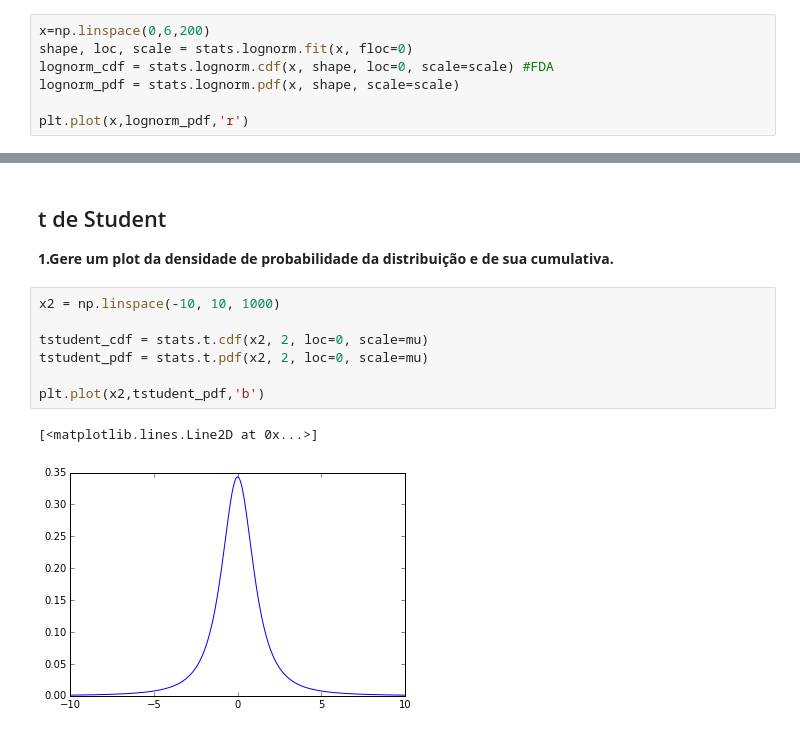
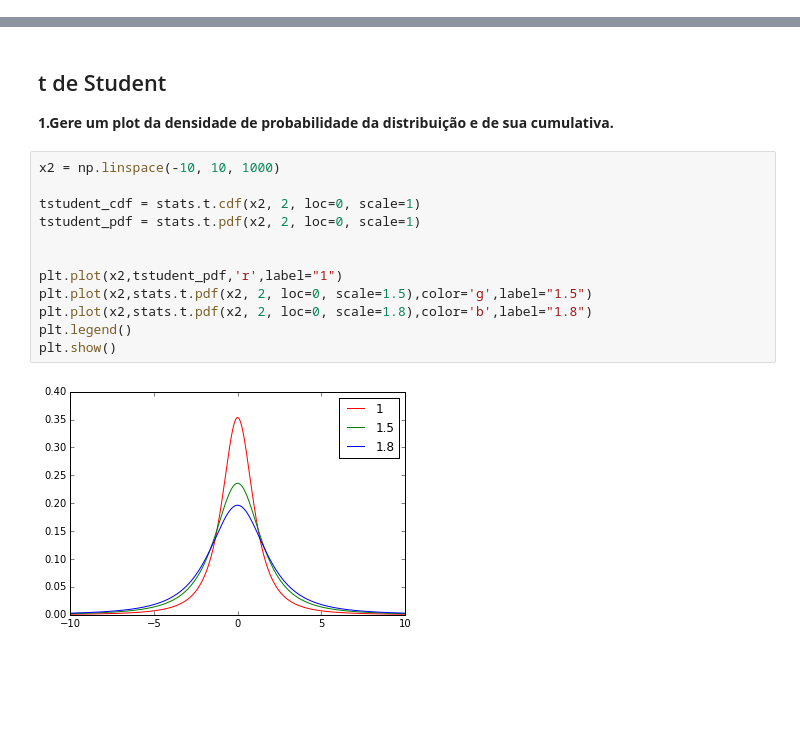
Before and after one commit to sucodesapo/Entrega-9, a Jupyter notebook: CDAula_09.ipynb, the cells around one changed output, grey strips where cells are left out. Saved outputs shown, nothing was run; the diff lists cells and outputs as text; blank space fills up the shorter version.

```diff
--- a/CDAula_09.ipynb
+++ b/CDAula_09.ipynb
@@ -32,10 +32,3 @@ tempos = pd.Series.from_csv("tempos.csv")
 # %% [markdown]
 ##LogNormal
 **1.Gere um plot da densidade de probabilidade da distribuição e de sua cumulativa.**
-# %%
-x=np.linspace(0,6,200)
-shape, loc, scale = stats.lognorm.fit(x, floc=0)
-lognorm_cdf = stats.lognorm.cdf(x, shape, loc=0, scale=scale) #FDA
-lognorm_pdf = stats.lognorm.pdf(x, shape, scale=scale)
-
-plt.plot(x,lognorm_pdf,'r')
@@ -72,10 +80,14 @@ plt.plot(x,lognorm_cdf,'r')
 # %%
 x2 = np.linspace(-10, 10, 1000)
 
-tstudent_cdf = stats.t.cdf(x2, 2, loc=0, scale=mu)
-tstudent_pdf = stats.t.pdf(x2, 2, loc=0, scale=mu)
+tstudent_cdf = stats.t.cdf(x2, 2, loc=0, scale=1)
+tstudent_pdf = stats.t.pdf(x2, 2, loc=0, scale=1)
 
-plt.plot(x2,tstudent_pdf,'b')
+
+plt.plot(x2,tstudent_pdf,'r',label="1")
+plt.plot(x2,stats.t.pdf(x2, 2, loc=0, scale=1.5),color='g',label="1.5")
+plt.plot(x2,stats.t.pdf(x2, 2, loc=0, scale=1.8),color='b',label="1.8")
+plt.legend()
+plt.show()
 # %% [output]
-[<matplotlib.lines.Line2D at 0x...>]
-[figure, old version]
+[figure, new version]
```
Also changed, not shown: parts of 6 cells of this notebook.
